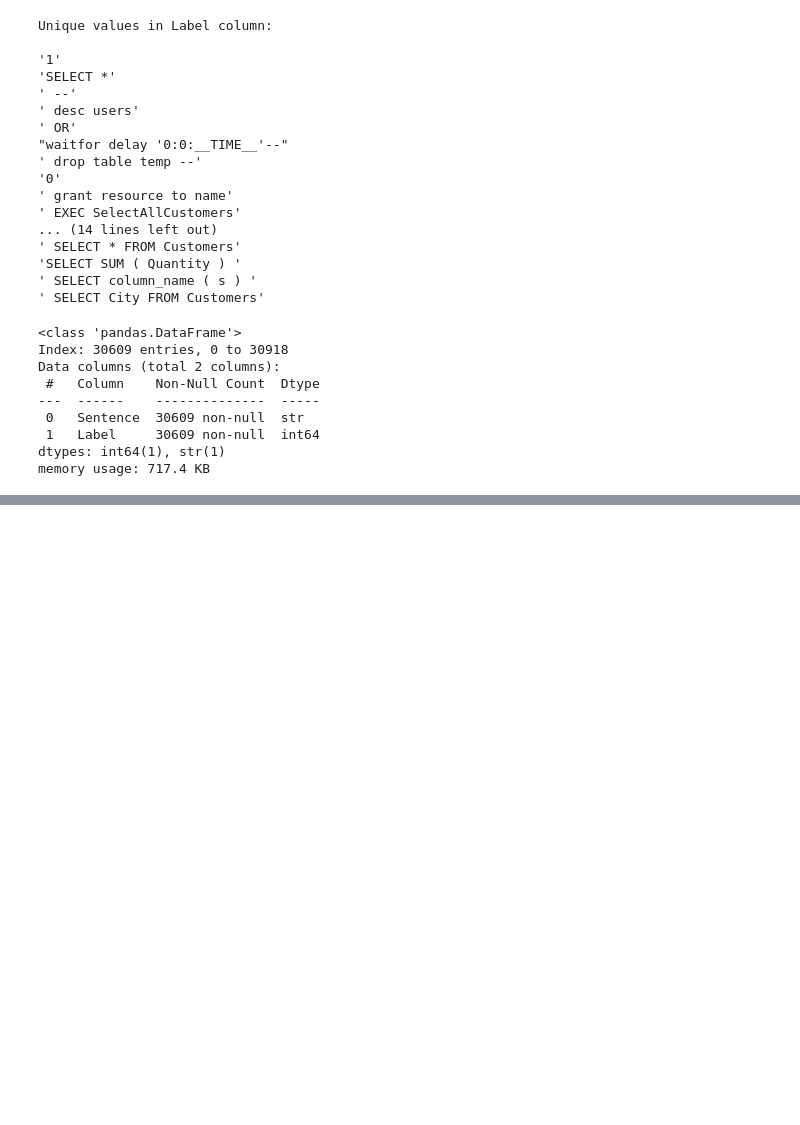
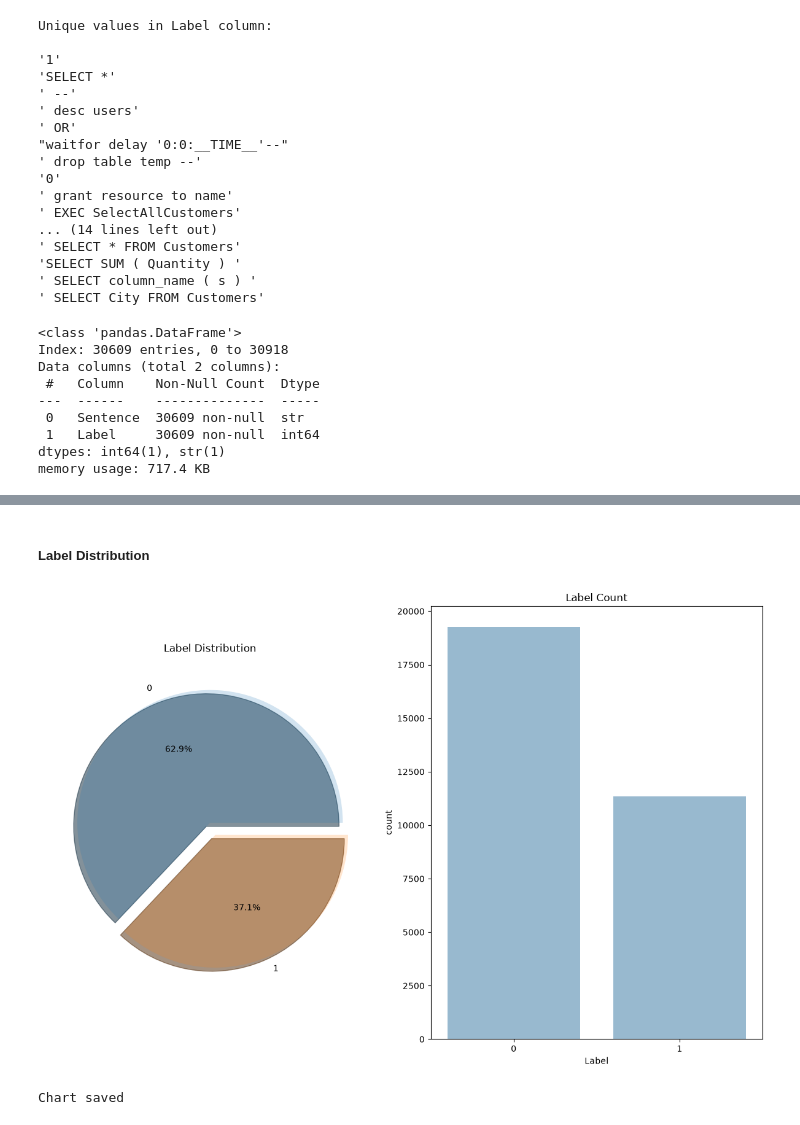
Before and after one commit to kwekumorgan/SQL-Injection-Detection-using-ML, a Jupyter notebook: notebooks/01_data_preparation.ipynb, the cells around one changed output, grey strips where cells are left out. Cells and saved outputs as stored; diff of their text form; code cells hidden in the pictures; blank space fills up the shorter version.

Commit message:
eda: add label distribution visualisation

```diff
--- a/notebooks/01_data_preparation.ipynb
+++ b/notebooks/01_data_preparation.ipynb
@@ -19,8 +22,8 @@ TEST_SPLIT_PATH = "../data/processed/test_split.csv"
 # %%
 # load the raw SQLiv3 dataset
 
-df_raw = pd.read_csv(RAW_DATA_PATH, encoding='utf-8') #read dataset
-df_raw.head(10)
+df= pd.read_csv(RAW_DATA_PATH, encoding='utf-8') #read dataset
+df.head(10)
 # %% [output]
 |  | Sentence | Label | Unnamed: 2 | Unnamed: 3 |
 | 0 | " or pg_sleep ( __TIME__ ) -- | 1 | NaN | NaN |
@@ -86,8 +90,8 @@ NaN values in Label column:255
 # %%
 # drop NaN rows
 
-df_raw = df_raw.dropna()
-print(f"shape:{df_raw.shape}")
+df = df.dropna()
+print(f"shape:{df.shape}")
 # %% [output]
 shape:(30649, 2)
 # %% [markdown]
@@ -123,10 +127,12 @@ Unique values in Label column:
 ' SELECT City FROM Customers'
 # %%
 # fix the Label column
-df_raw = df_raw.drop(df_raw[(df_raw['Label'] !='0') & (df_raw['Label'] != '1')].index)
-df_raw['Label']= df_raw['Label'].astype('int')
 
-df_raw.info()
+df = df.drop(df[(df['Label'] !='0') & (df['Label'] != '1')].index)
+
+df['Label']= df['Label'].astype('int')
+
+df.info()
 # %% [output]
 <class 'pandas.DataFrame'>
 Index: 30609 entries, 0 to 30918
@@ -139,0 +166,30 @@ memory usage: 717.4 KB
+# %% [markdown]
+##### Label Distribution
+# %%
+# Visualise label distribution
+
+f, ax = plt.subplots(1, 2, figsize=(12, 8))
+
+# Pie chart
+df['Label'].value_counts().plot.pie(
+    explode=[0, 0.1],
+    autopct='%1.1f%%',
+    ax=ax[0],
+    shadow=True,
+    wedgeprops={'alpha': 0.2}
+)
+ax[0].set_title('Label Distribution')
+ax[0].set_ylabel('')
+
+# Bar chart
+sns.countplot(x='Label', data=df, ax=ax[1], alpha=0.5)
+ax[1].set_title('Label Count')
+
+plt.tight_layout()
+plt.savefig('../results/figures/label_distribution.png', dpi=150)
+plt.show()
+
+print("Chart saved")
+# %% [output]
+[figure, added]
+Chart saved
```
Also changed, not shown: parts of 6 cells of this notebook.
